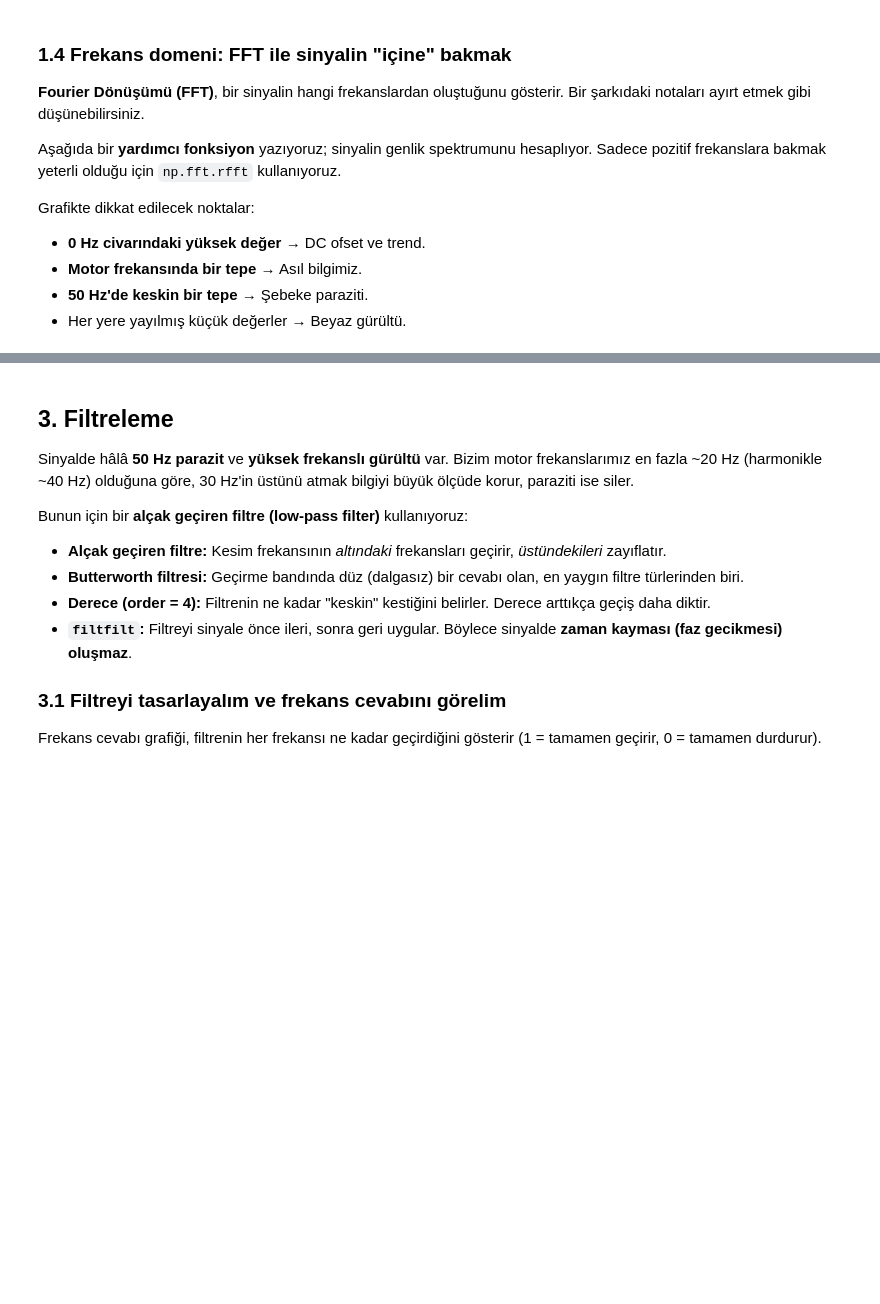
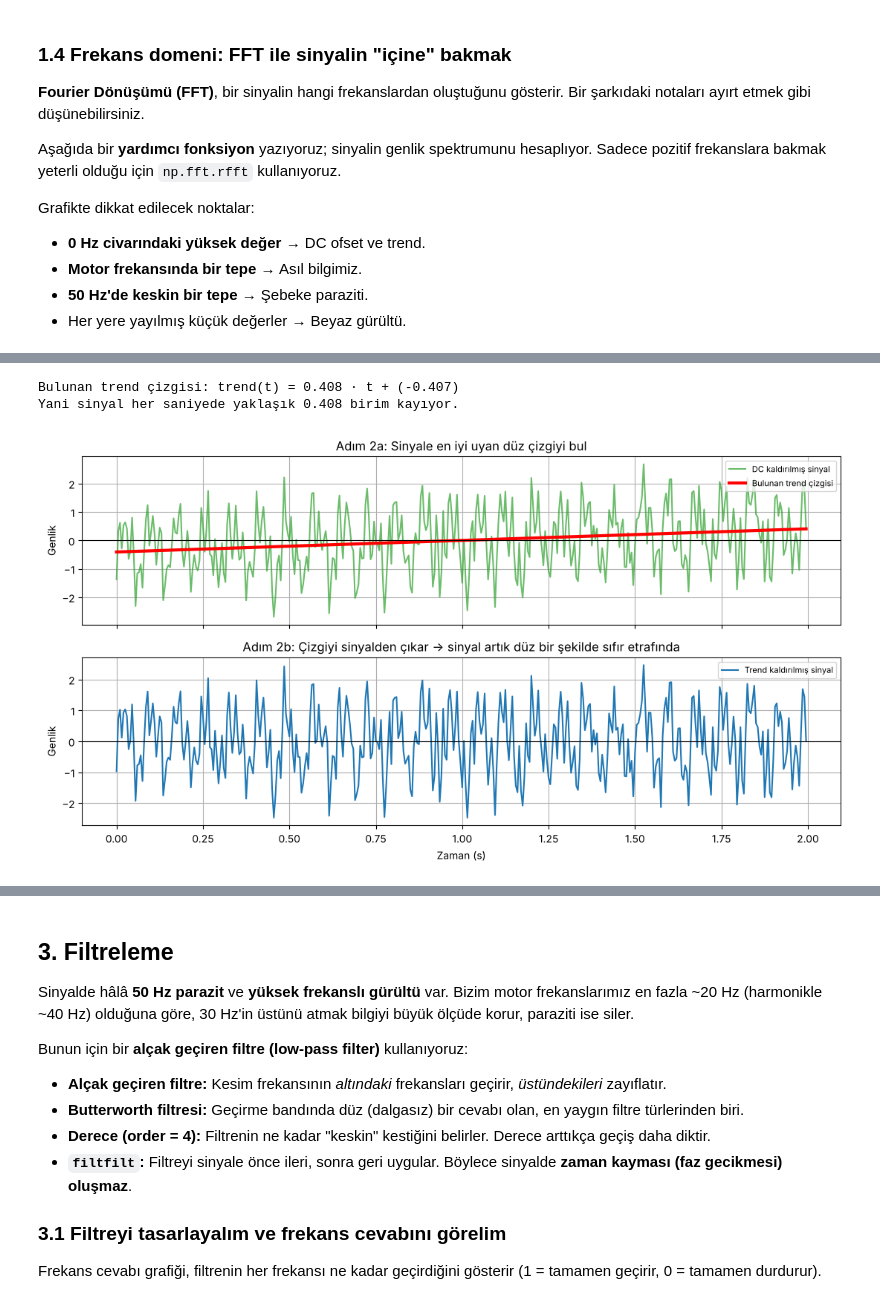
Before and after one commit to Hll-ibrahim/DigitalSignalProcessing_Application, a Jupyter notebook: DSP_Sinyal_Siniflandirma.ipynb, the cells around one changed output, grey strips where cells are left out. Saved outputs shown, nothing was run; the diff lists cells and outputs as text; code cells hidden in the pictures; blank space fills up the shorter version.

```diff
--- a/DSP_Sinyal_Siniflandirma.ipynb
+++ b/DSP_Sinyal_Siniflandirma.ipynb
@@ -195,0 +221,35 @@ Ham sinyalin ortalaması        : 1.833
+# %%
+# 1. derece polinom (düz çizgi) uydur: trend = a*t + b
+a, b_kesisim = np.polyfit(t, dc_kaldirilmis, deg=1)
+trend_cizgisi = a * t + b_kesisim
+
+print(f"Bulunan trend çizgisi: trend(t) = {a:.3f} · t + ({b_kesisim:.3f})")
+print(f"Yani sinyal her saniyede yaklaşık {a:.3f} birim kayıyor.")
+
+# Trend çizgisini sinyalden çıkar
+trend_kaldirilmis = dc_kaldirilmis - trend_cizgisi
+
+fig, eksen = plt.subplots(2, 1, figsize=(11, 6), sharex=True)
+
+# Üst grafik: Sinyal ve bulunan trend çizgisi
+eksen[0].plot(t, dc_kaldirilmis, color="tab:green", alpha=0.7, label="DC kaldırılmış sinyal")
+eksen[0].plot(t, trend_cizgisi, color="red", linewidth=3, label="Bulunan trend çizgisi")
+eksen[0].axhline(0, color="black", linewidth=0.8)
+eksen[0].set_title("Adım 2a: Sinyale en iyi uyan düz çizgiyi bul")
+eksen[0].set_ylabel("Genlik")
+eksen[0].legend(loc="upper right", fontsize=8)
+
+# Alt grafik: Trend çıkarıldıktan sonra
+eksen[1].plot(t, trend_kaldirilmis, color="tab:blue", label="Trend kaldırılmış sinyal")
+eksen[1].axhline(0, color="black", linewidth=0.8)
+eksen[1].set_title("Adım 2b: Çizgiyi sinyalden çıkar → sinyal artık düz bir şekilde sıfır etrafında")
+eksen[1].set_xlabel("Zaman (s)")
+eksen[1].set_ylabel("Genlik")
+eksen[1].legend(loc="upper right", fontsize=8)
+
+plt.tight_layout()
+plt.show()
+# %% [output]
+Bulunan trend çizgisi: trend(t) = 0.408 · t + (-0.407)
+Yani sinyal her saniyede yaklaşık 0.408 birim kayıyor.
+[figure, added]
```
Also changed, not shown: parts of 30 cells of this notebook.
